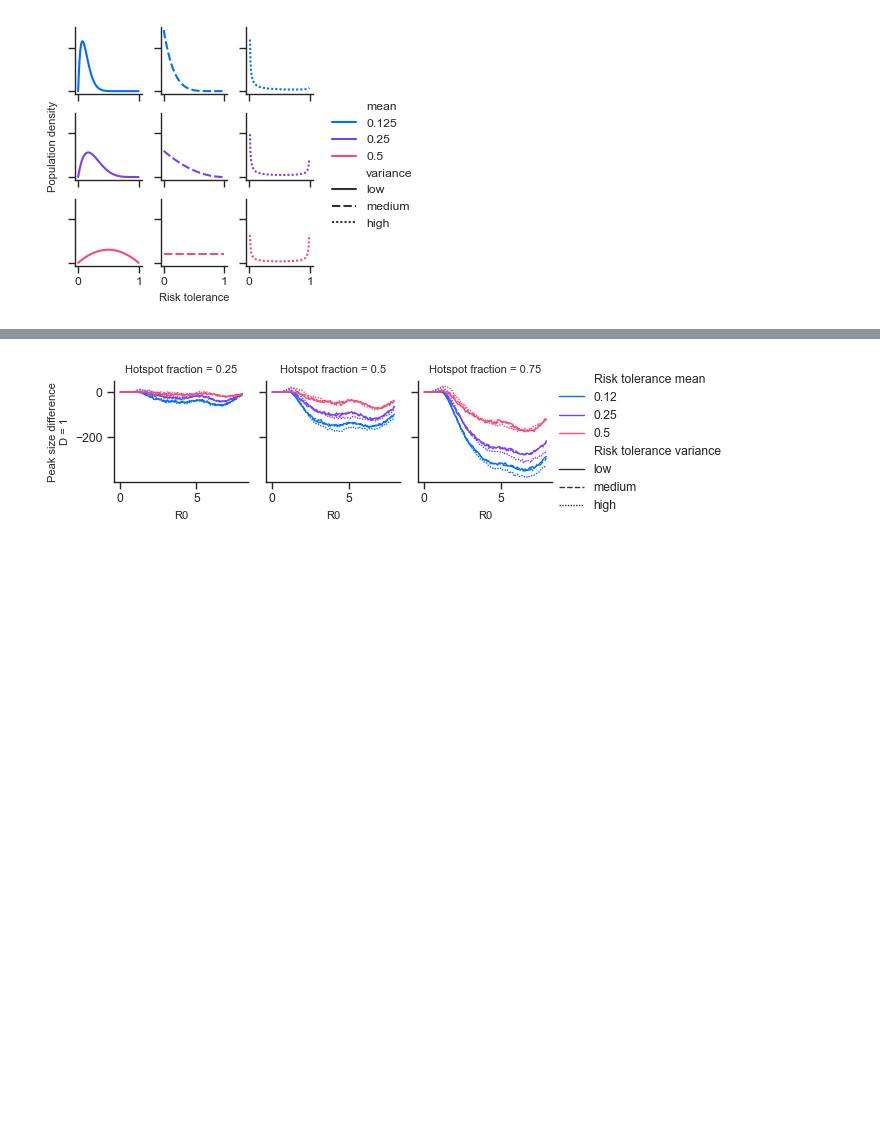
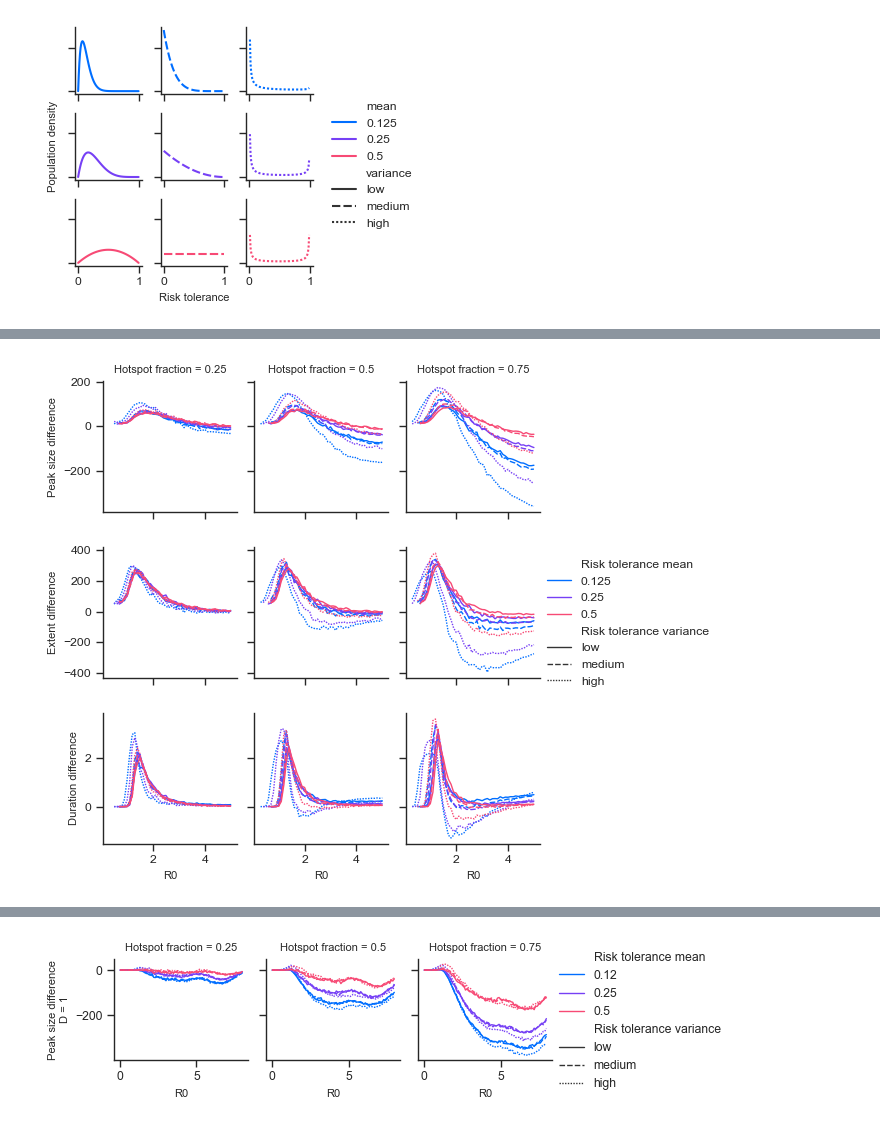
Before and after one commit to brendanwallace/hotspot, a Jupyter notebook: figures/pnas_plots.ipynb, the cells around one changed output, grey strips where cells are left out. Saved outputs shown, nothing was run; the diff lists cells and outputs as text; code cells hidden in the pictures; blank space fills up the shorter version.

```diff
--- a/figures/pnas_plots.ipynb
+++ b/figures/pnas_plots.ipynb
@@ -100,0 +63,8 @@ figure3.plot_3(DIFEQ_original, show_timing=True)
+# %%
+import figure3
+figure3 = reload(figure3)
+
+figure3.plot_3(D8_original, timing_values=["Duration"]).savefig(
+    SAVE_FOLDER + "figure3-with-duration.pdf", format="pdf", dpi=settings.DPI)
+# %% [output]
+[figure, added]
```
Also changed, not shown: parts of 19 cells of this notebook, 41 other files.
